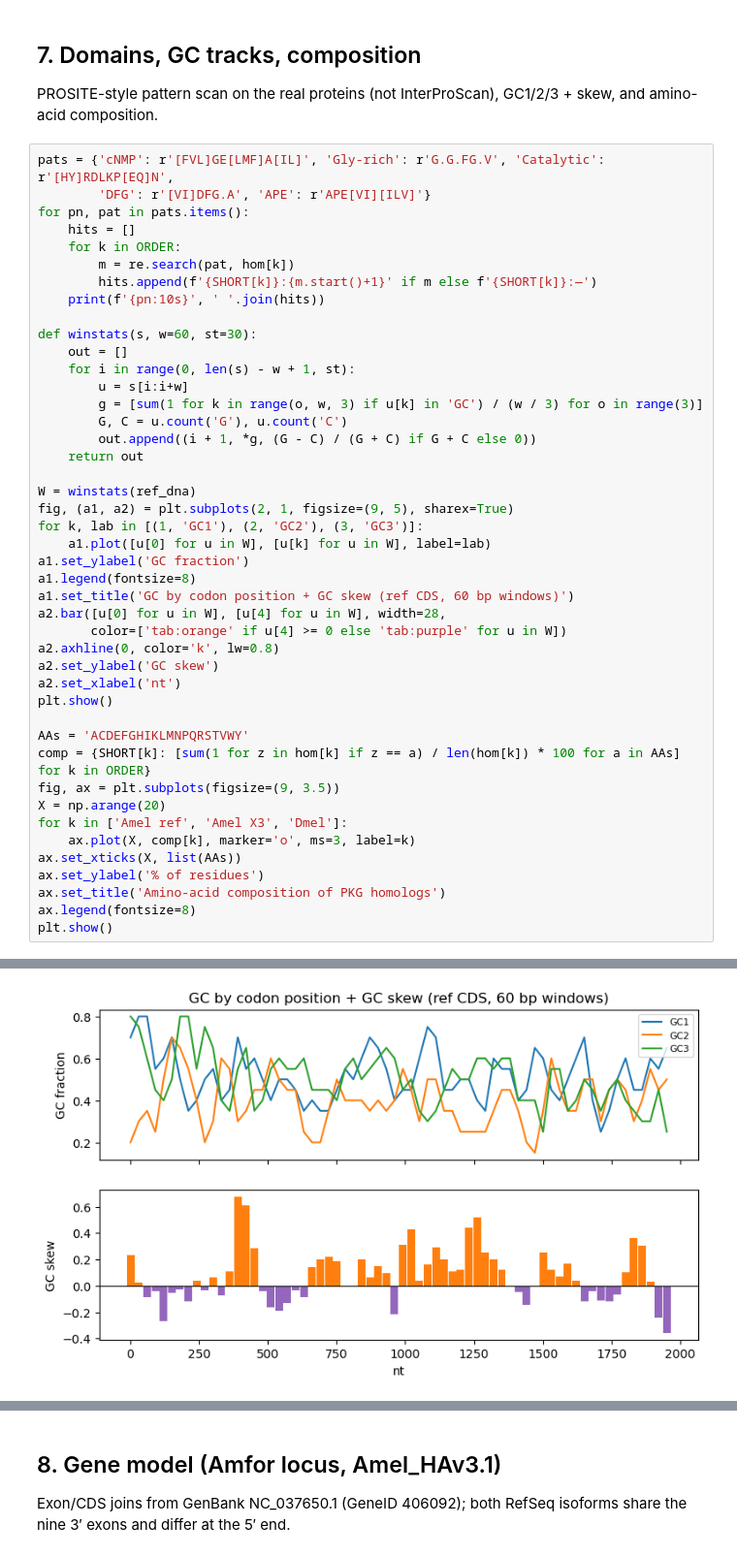
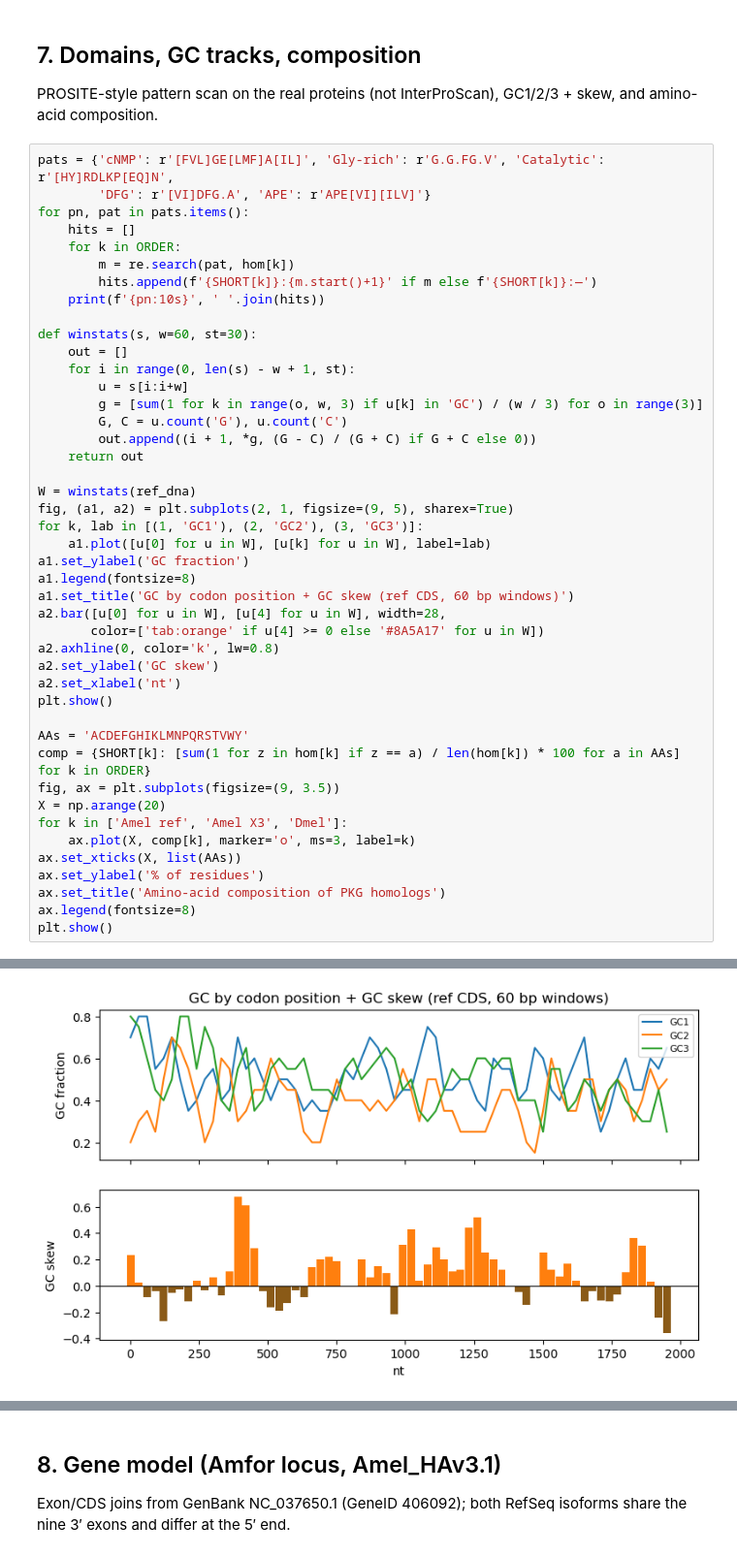
Before and after one commit to Harshini-Suresha/honeybee-genomics, a Jupyter notebook: analysis/amfor_analysis.ipynb, the cells around one changed output, grey strips where cells are left out. Shown at 97% size. Cells and saved outputs as stored; diff of their text form.

```diff
--- a/analysis/amfor_analysis.ipynb
+++ b/analysis/amfor_analysis.ipynb
@@ -338,35 +338,35 @@ def winstats(s, w=60, st=30):
 W = winstats(ref_dna)
 fig, (a1, a2) = plt.subplots(2, 1, figsize=(9, 5), sharex=True)
 for k, lab in [(1, 'GC1'), (2, 'GC2'), (3, 'GC3')]:
     a1.plot([u[0] for u in W], [u[k] for u in W], label=lab)
 a1.set_ylabel('GC fraction')
 a1.legend(fontsize=8)
 a1.set_title('GC by codon position + GC skew (ref CDS, 60 bp windows)')
 a2.bar([u[0] for u in W], [u[4] for u in W], width=28,
-       color=['tab:orange' if u[4] >= 0 else 'tab:purple' for u in W])
+       color=['tab:orange' if u[4] >= 0 else '#8A5A17' for u in W])
 a2.axhline(0, color='k', lw=0.8)
 a2.set_ylabel('GC skew')
 a2.set_xlabel('nt')
 plt.show()
 
 AAs = 'ACDEFGHIKLMNPQRSTVWY'
 comp = {SHORT[k]: [sum(1 for z in hom[k] if z == a) / len(hom[k]) * 100 for a in AAs] for k in ORDER}
 fig, ax = plt.subplots(figsize=(9, 3.5))
 X = np.arange(20)
 for k in ['Amel ref', 'Amel X3', 'Dmel']:
     ax.plot(X, comp[k], marker='o', ms=3, label=k)
 ax.set_xticks(X, list(AAs))
 ax.set_ylabel('% of residues')
 ax.set_title('Amino-acid composition of PKG homologs')
 ax.legend(fontsize=8)
 plt.show()
 # %% [output]
 cNMP       Dmel:429 Nasonia:273 Amel X3:170 Amel ref:165 Bombus:164
 Gly-rich   Dmel:630 Nasonia:473 Amel X3:370 Amel ref:374 Bombus:364
 Catalytic  Dmel:745 Nasonia:588 Amel X3:485 Amel ref:489 Bombus:479
 DFG        Dmel:764 Nasonia:607 Amel X3:504 Amel ref:508 Bombus:498
 APE        Dmel:789 Nasonia:632 Amel X3:529 Amel ref:533 Bombus:523
-[figure, old version]
+[figure, new version]
 [figure]
 # %% [markdown]
 ## 8. Gene model (Amfor locus, Amel_HAv3.1)
```
Also changed, not shown: parts of 6 cells of this notebook, 9 other files.
